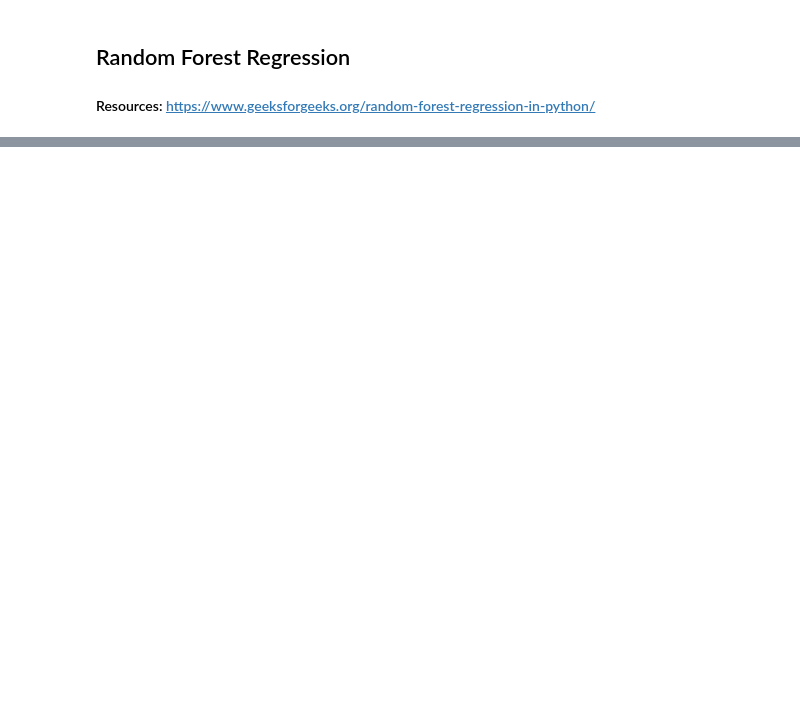
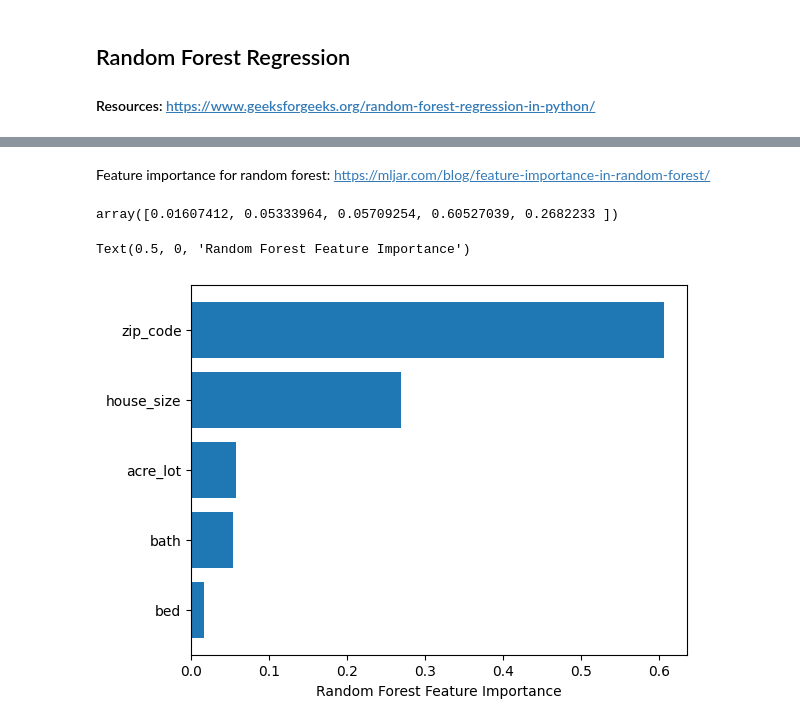
Before and after one commit to zwblank/Project_4, a Jupyter notebook: random_forest.ipynb, the cells around one changed output, grey strips where cells are left out. Drawn from its saved outputs; the diff is of its cells as text; code cells hidden in the pictures; blank space fills up the shorter version.

```diff
--- a/random_forest.ipynb
+++ b/random_forest.ipynb
@@ -144,0 +355,14 @@ R-squared: 0.23015230161480837
+# %% [markdown]
+Feature importance for random forest: https://mljar.com/blog/feature-importance-in-random-forest/
+# %%
+regressor.feature_importances_
+# %% [output]
+array([0.01607412, 0.05333964, 0.05709254, 0.60527039, 0.2682233 ])
+# %%
+import matplotlib.pyplot as plt
+sorted_idx = regressor.feature_importances_.argsort()
+plt.barh(X.columns[sorted_idx], regressor.feature_importances_[sorted_idx])
+plt.xlabel("Random Forest Feature Importance")
+# %% [output]
+Text(0.5, 0, 'Random Forest Feature Importance')
+[figure, added]
```
Also changed, not shown: parts of 18 cells of this notebook, 1 other file.
